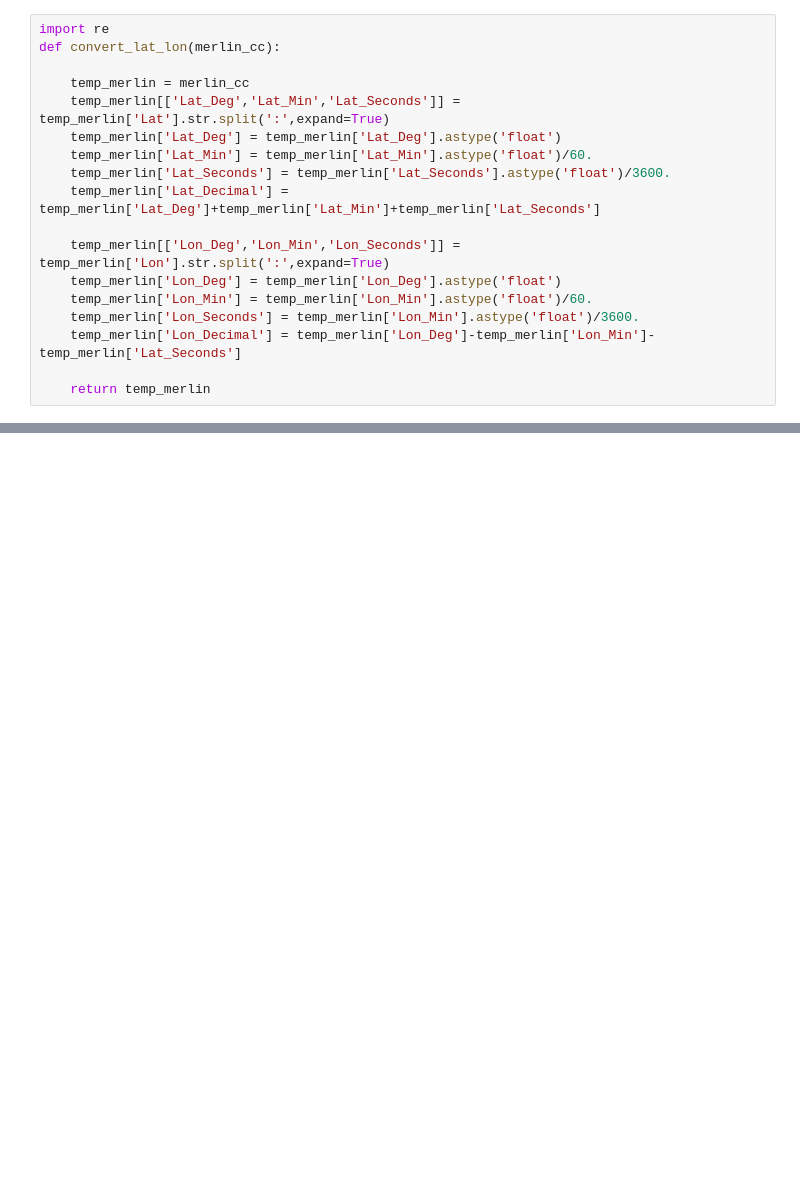
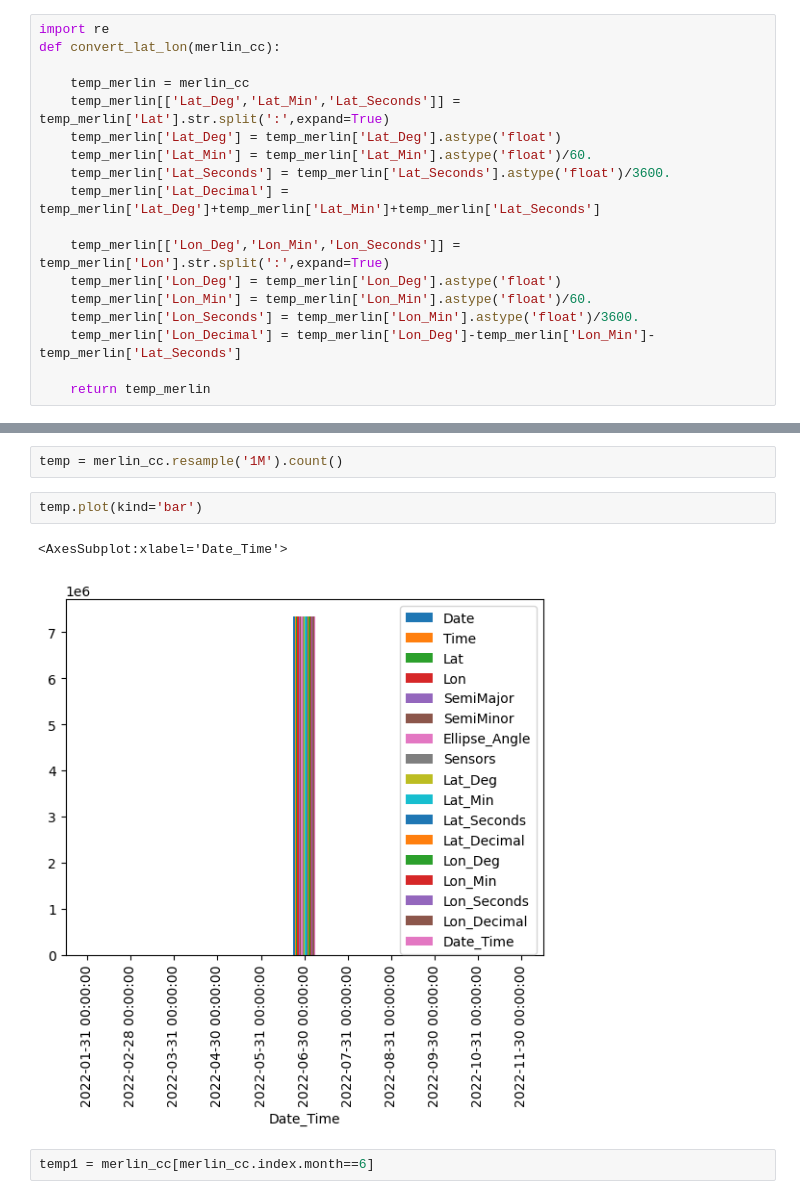
Before and after one commit to bmccl87/merlin_data_analysis, a Jupyter notebook: merlin_cc_data.ipynb, the cells around one changed output, grey strips where cells are left out. Cells and saved outputs as stored; diff of their text form; blank space fills up the shorter version.

```diff
--- a/merlin_cc_data.ipynb
+++ b/merlin_cc_data.ipynb
@@ -141,0 +145,9 @@ merlin_cc
+# %%
+temp = merlin_cc.resample('1M').count()
+# %%
+temp.plot(kind='bar')
+# %% [output]
+<AxesSubplot:xlabel='Date_Time'>
+[figure, added]
+# %%
+temp1 = merlin_cc[merlin_cc.index.month==6]
```
Also changed, not shown: parts of 6 cells of this notebook.
